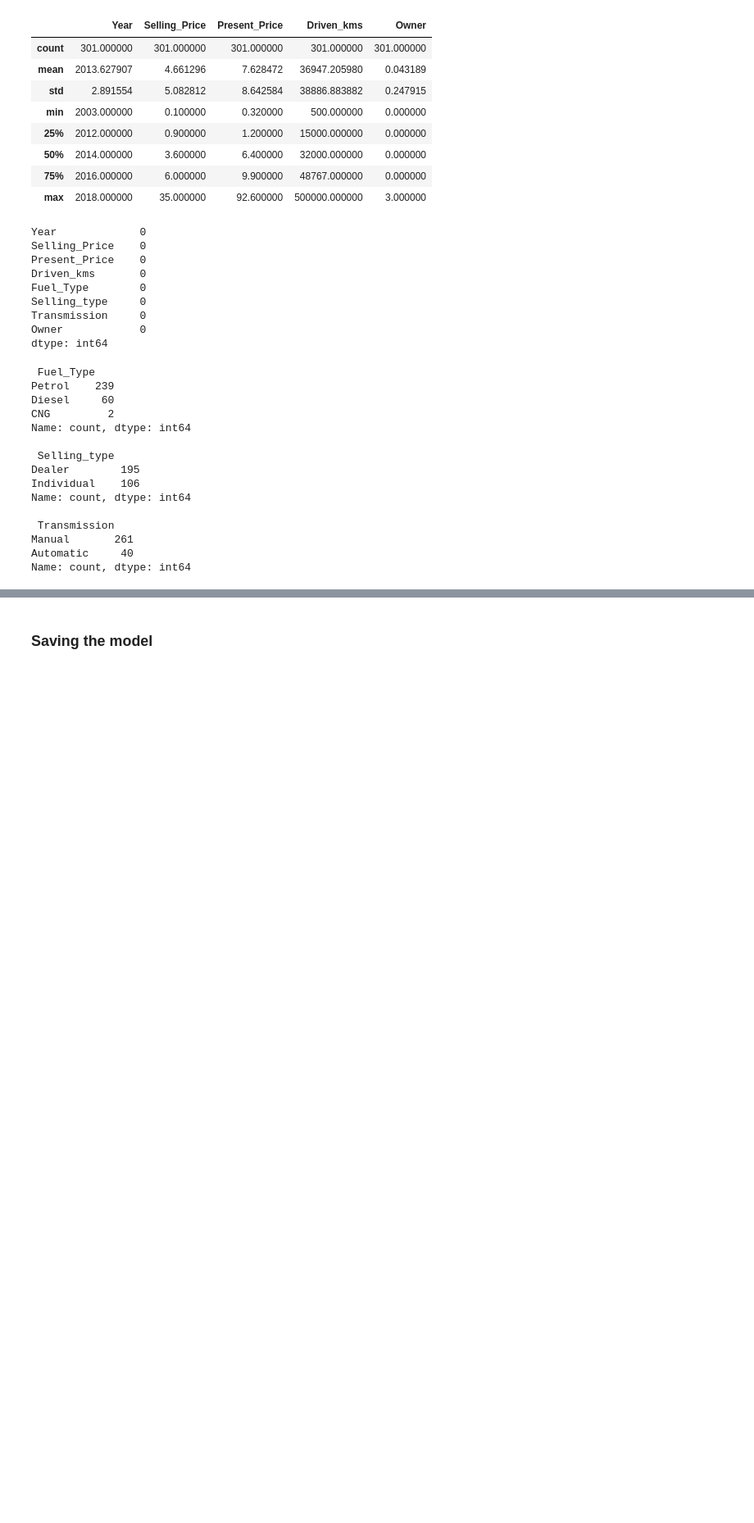
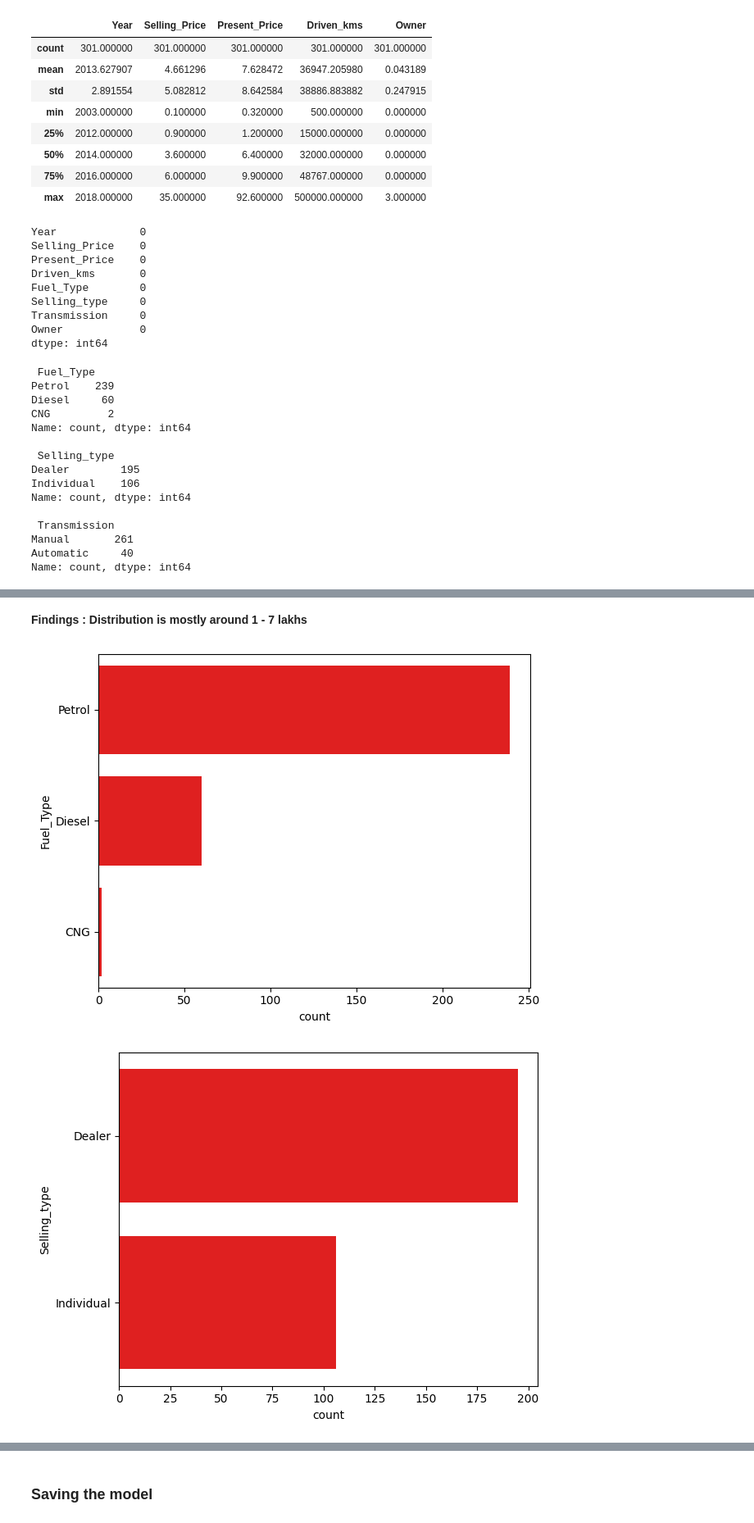
Before and after one commit to CodeByD3v/OIBSIP, a Jupyter notebook: Car Sales/car-sales-prediction.ipynb, the cells around one changed output, grey strips where cells are left out. Shown at 82% size. Cells and saved outputs as stored; diff of their text form; code cells hidden in the pictures; blank space fills up the shorter version.

```diff
--- a/Car Sales/car-sales-prediction.ipynb
+++ b/Car Sales/car-sales-prediction.ipynb
@@ -246,0 +132,11 @@ predicted price of car 8.54 lakhs
+# %% [markdown]
+**Findings : Distribution is mostly around 1 - 7 lakhs**
+# %%
+# categorical features
+for col in columns :
+    sns.countplot(df[col] , color="red")
+    plt.tight_layout()
+    plt.show()
+# %% [output]
+[figure, added]
+[figure, added]
```
Also changed, not shown: parts of 47 cells of this notebook, 1 other file.
